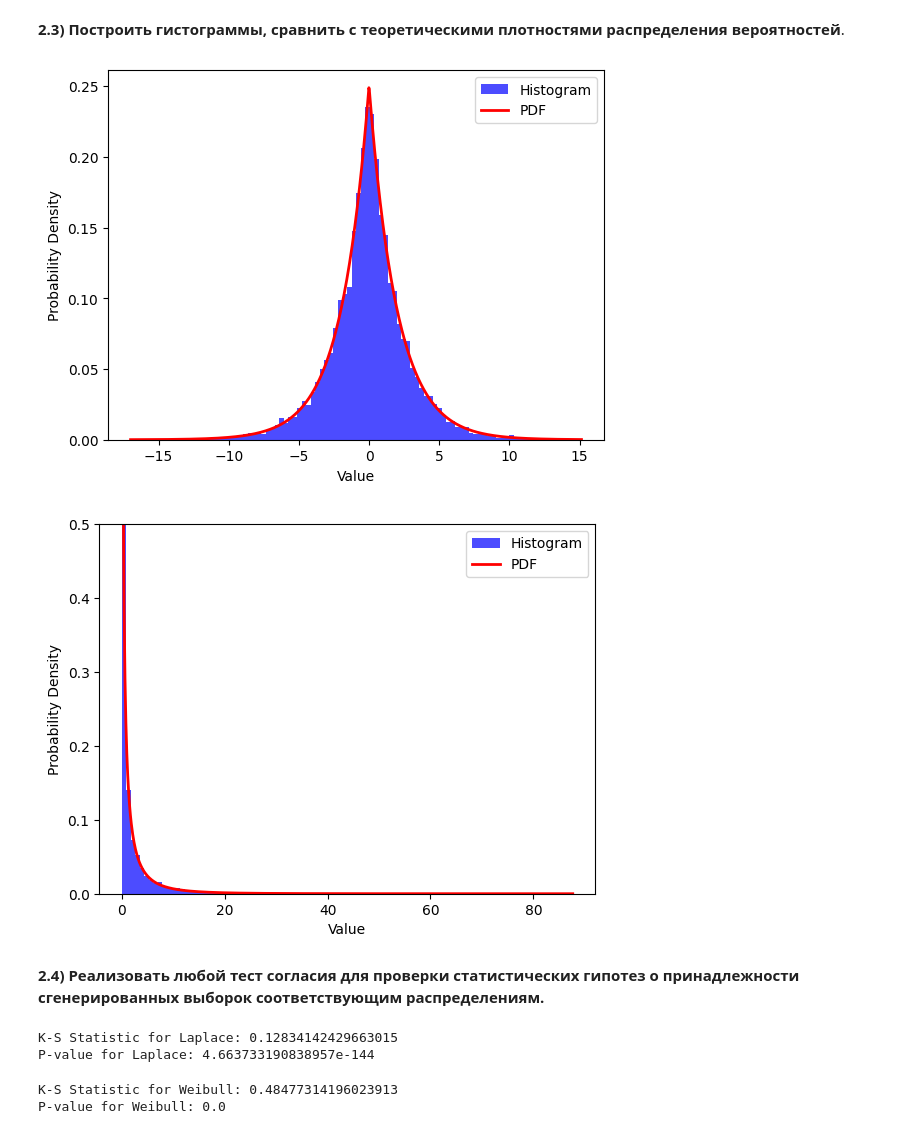
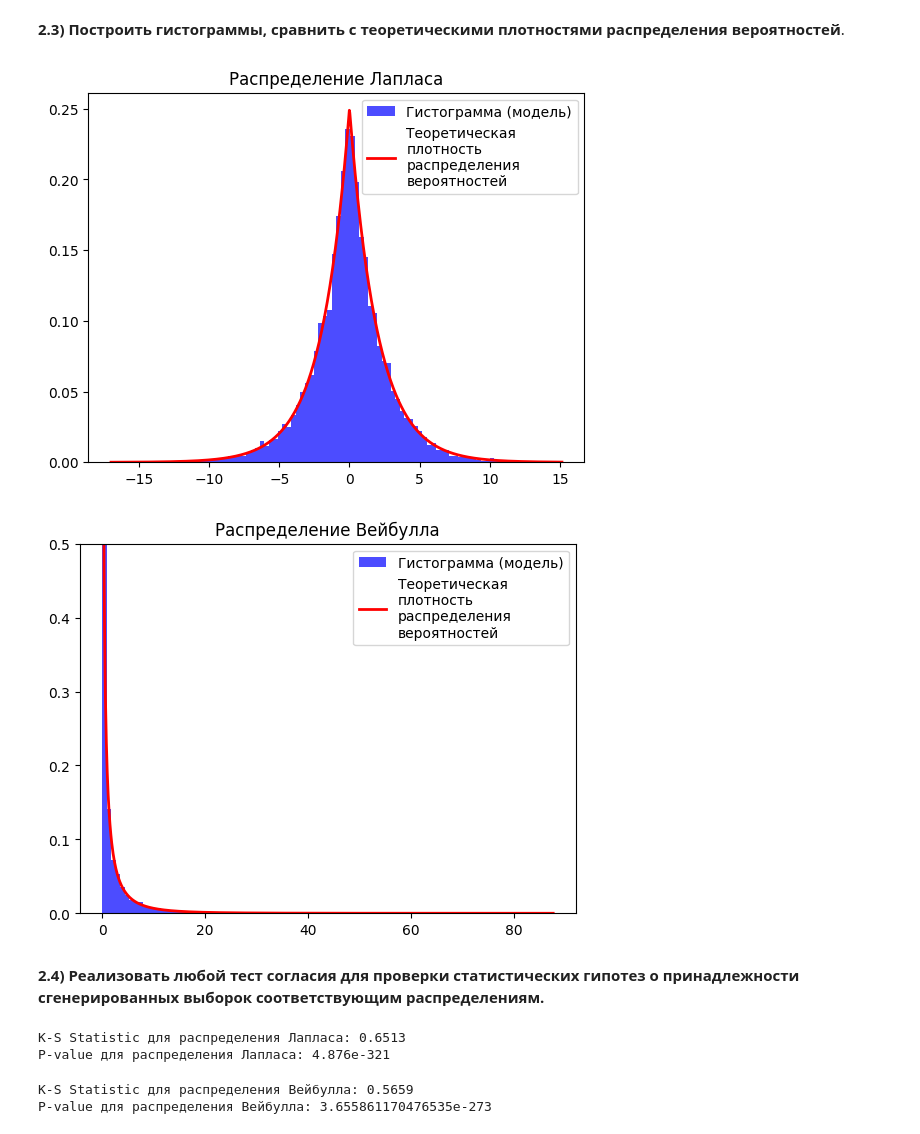
Before and after one commit to mprokhorov/bsu, a Jupyter notebook: simulational-and-statistical-modeling/lab2.ipynb, the cells around one changed output. Drawn from its saved outputs; the diff is of its cells as text; code cells hidden in the pictures.

```diff
--- a/simulational-and-statistical-modeling/lab2.ipynb
+++ b/simulational-and-statistical-modeling/lab2.ipynb
@@ -346,53 +342,49 @@ print('Истинное значение дисперсии: ' + str(a ** 2 * ga
 # %%
 samples = laplace
 
-plt.hist(samples, bins=100, density=True, alpha=0.7, color='blue', label='Histogram')
+plt.hist(samples, bins=100, density=True, alpha=0.7, color='blue', label='Гистограмма (модель)')
 
 x = np.linspace(min(samples), max(samples), 1000)
 pdf = scipy.stats.laplace.pdf(x, loc=0.0, scale=1 / 0.5)
-plt.plot(x, pdf, 'r-', lw=2, label='PDF')
+plt.plot(x, pdf, 'r-', lw=2, label='Теоретическая\nплотность\nраспределения\nвероятностей')
 
-plt.xlabel('Value')
-plt.ylabel('Probability Density')
 plt.legend()
-
+plt.title('Распределение Лапласа')
 plt.show()
 # %% [output]
-[figure, old version]
+[figure, new version]
 # %%
 samples = weibull
 
-plt.hist(samples, bins=100, density=True, alpha=0.7, color='blue', label='Histogram')
+plt.hist(samples, bins=100, density=True, alpha=0.7, color='blue', label='Гистограмма (модель)')
 
 x = np.linspace(min(samples), max(samples), 1000)
 pdf = scipy.stats.weibull_min.pdf(x, 0.5, scale=1)
-plt.plot(x, pdf, 'r-', lw=2, label='PDF')
+plt.plot(x, pdf, 'r-', lw=2, label='Теоретическая\nплотность\nраспределения\nвероятностей')
 
-plt.xlabel('Value')
-plt.ylabel('Probability Density')
 plt.legend()
-
+plt.title('Распределение Вейбулла')
 plt.ylim(0, 0.5)
 
 plt.show()
 # %% [output]
-[figure, old version]
+[figure, new version]
 # %% [markdown]
 **2.4) Реализовать любой тест согласия для проверки статистических гипотез о принадлежности
 сгенерированных выборок соответствующим распределениям.**
 # %%
-ks_statistic, ks_p_value = scipy.stats.kstest(laplace, scipy.stats.laplace.cdf)
+ks_statistic, ks_p_value = scipy.stats.kstest(laplace, scipy.stats.laplace.cdf(x, loc=0.0, scale=1 / 0.5))
 
-print(f"K-S Statistic for Laplace: {ks_statistic}")
-print(f"P-value for Laplace: {ks_p_value}")
+print(f"K-S Statistic для распределения Лапласа: {ks_statistic}")
+print(f"P-value для распределения Лапласа: {ks_p_value}")
 # %% [output]
-K-S Statistic for Laplace: 0.12834142429663015
-P-value for Laplace: 4.663733190838957e-144
+K-S Statistic для распределения Лапласа: 0.6513
+P-value для распределения Лапласа: 4.876e-321
 # %%
-ks_statistic, ks_p_value = scipy.stats.kstest(weibull, scipy.stats.weibull_min.cdf, args=(5,))
+ks_statistic, ks_p_value = scipy.stats.kstest(weibull, scipy.stats.weibull_min.cdf(x, 0.5, scale=1))
 
-print(f"K-S Statistic for Weibull: {ks_statistic}")
-print(f"P-value for Weibull: {ks_p_value}")
+print(f"K-S Statistic для распределения Вейбулла: {ks_statistic}")
+print(f"P-value для распределения Вейбулла: {ks_p_value}")
 # %% [output]
-K-S Statistic for Weibull: 0.48477314196023913
-P-value for Weibull: 0.0
+K-S Statistic для распределения Вейбулла: 0.5659
+P-value для распределения Вейбулла: 3.655861170476535e-273
```
Also changed, not shown: parts of 6 cells of this notebook.
